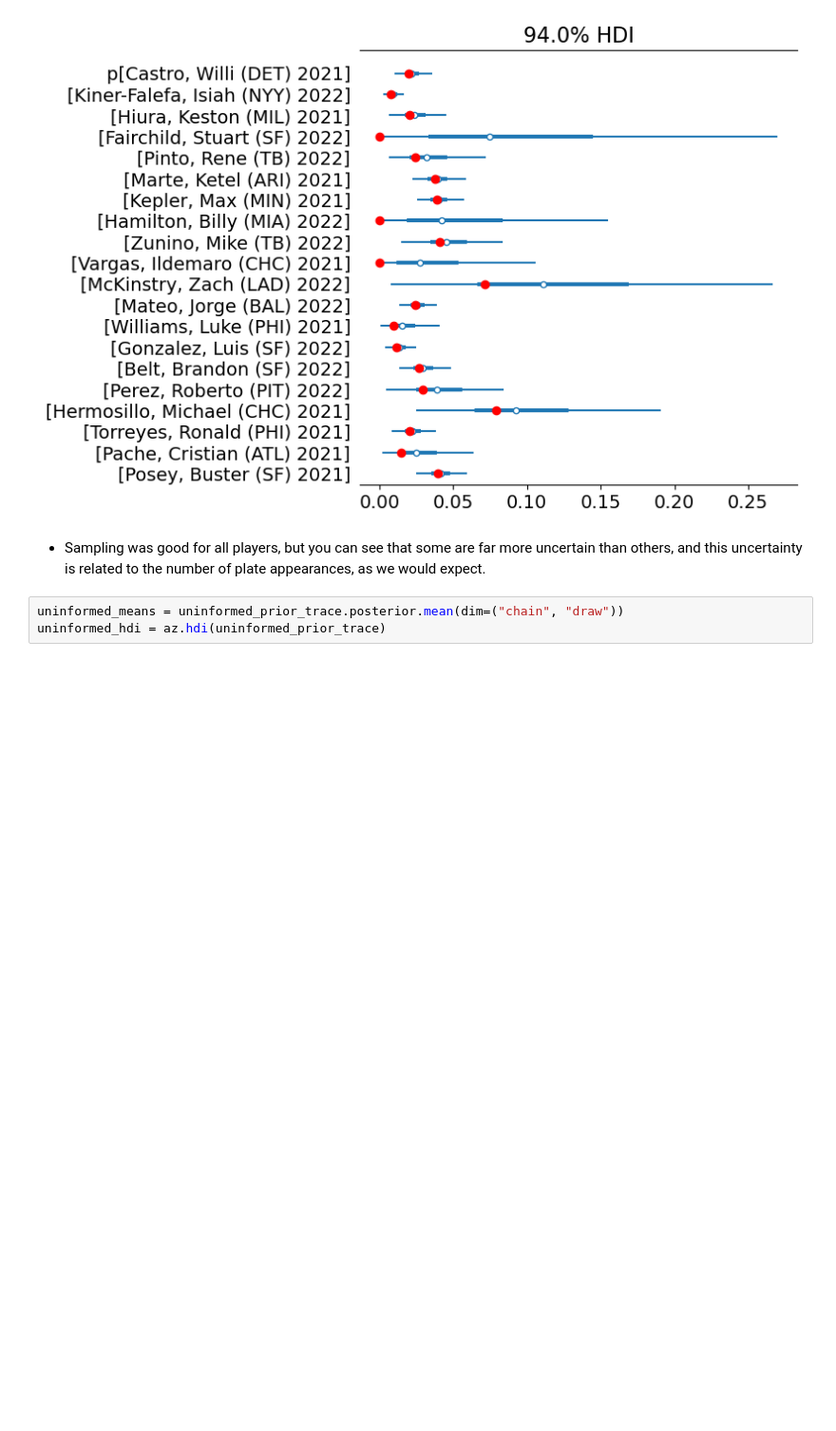
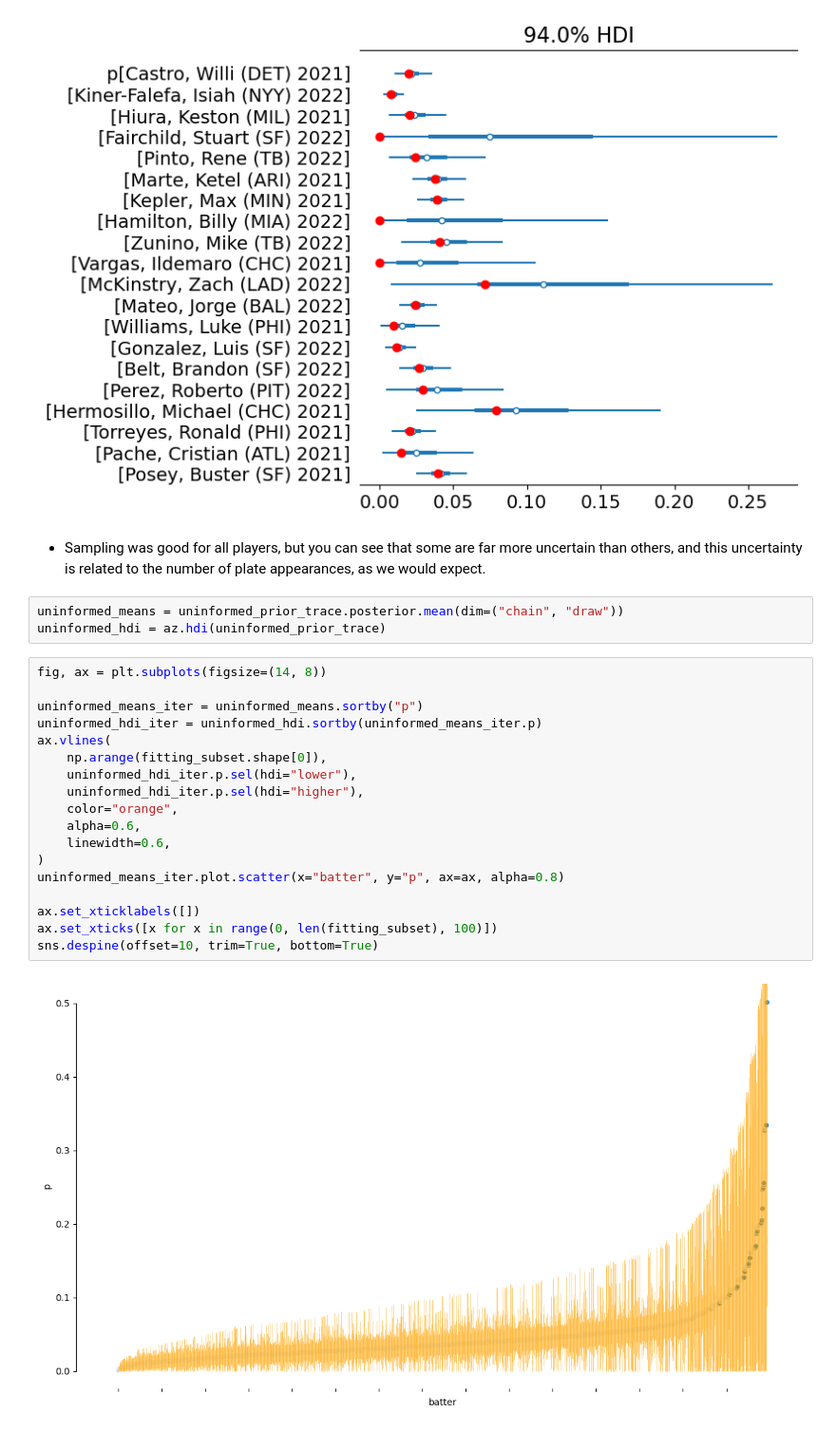
Before and after one commit to HyunsuLee/Bayes_programming_exercise, a Jupyter notebook: PyMC3tutorial/Developing Hierarchical Models.ipynb, the cells around one changed output. Shown at 95% size. Drawn from its saved outputs; the diff is of its cells as text; blank space fills up the shorter version.

```diff
--- a/PyMC3tutorial/Developing Hierarchical Models.ipynb
+++ b/PyMC3tutorial/Developing Hierarchical Models.ipynb
@@ -259,3 +259,23 @@ ax.plot(obs_rates[::-1], ax.get_yticks(), "ro", label="Observed rate")
 # %%
 uninformed_means = uninformed_prior_trace.posterior.mean(dim=("chain", "draw"))
 uninformed_hdi = az.hdi(uninformed_prior_trace)
+# %%
+fig, ax = plt.subplots(figsize=(14, 8))
+
+uninformed_means_iter = uninformed_means.sortby("p")
+uninformed_hdi_iter = uninformed_hdi.sortby(uninformed_means_iter.p)
+ax.vlines(
+    np.arange(fitting_subset.shape[0]),
+    uninformed_hdi_iter.p.sel(hdi="lower"),
+    uninformed_hdi_iter.p.sel(hdi="higher"),
+    color="orange",
+    alpha=0.6,
+    linewidth=0.6,
+)
+uninformed_means_iter.plot.scatter(x="batter", y="p", ax=ax, alpha=0.8)
+
+ax.set_xticklabels([])
+ax.set_xticks([x for x in range(0, len(fitting_subset), 100)])
+sns.despine(offset=10, trim=True, bottom=True)
+# %% [output]
+[figure, added]
```
Also changed, not shown: parts of 18 cells of this notebook.
